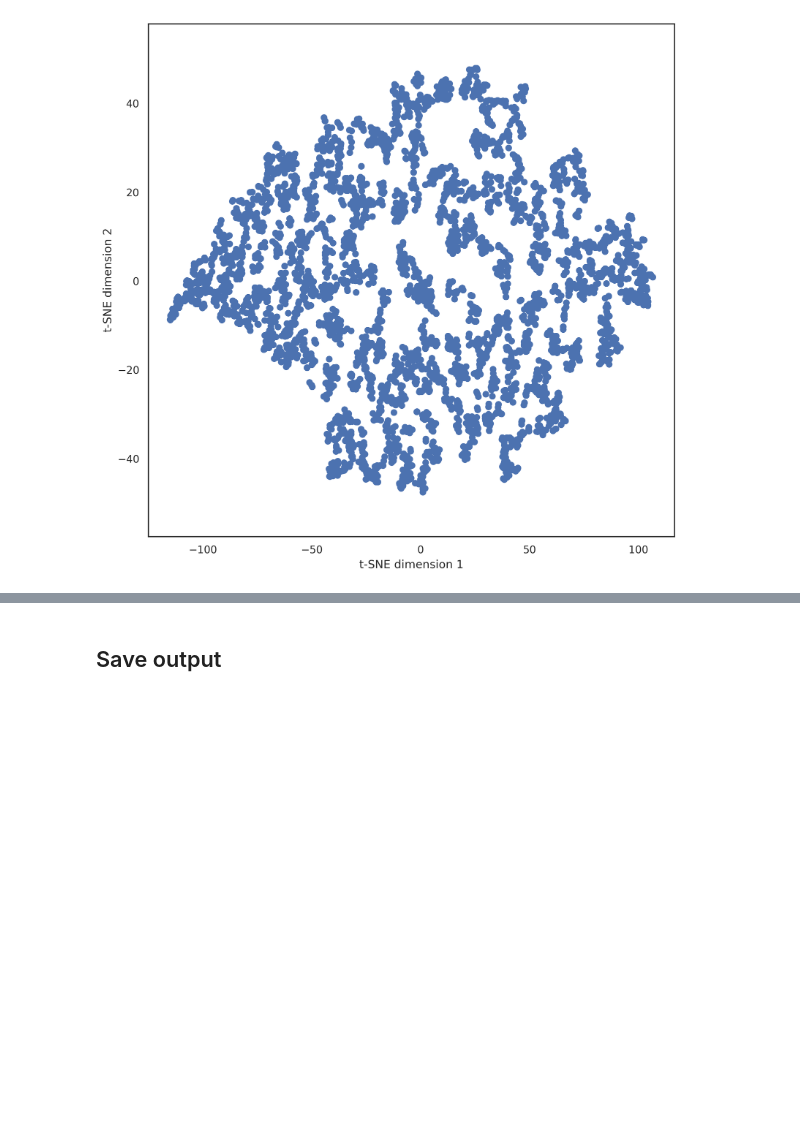
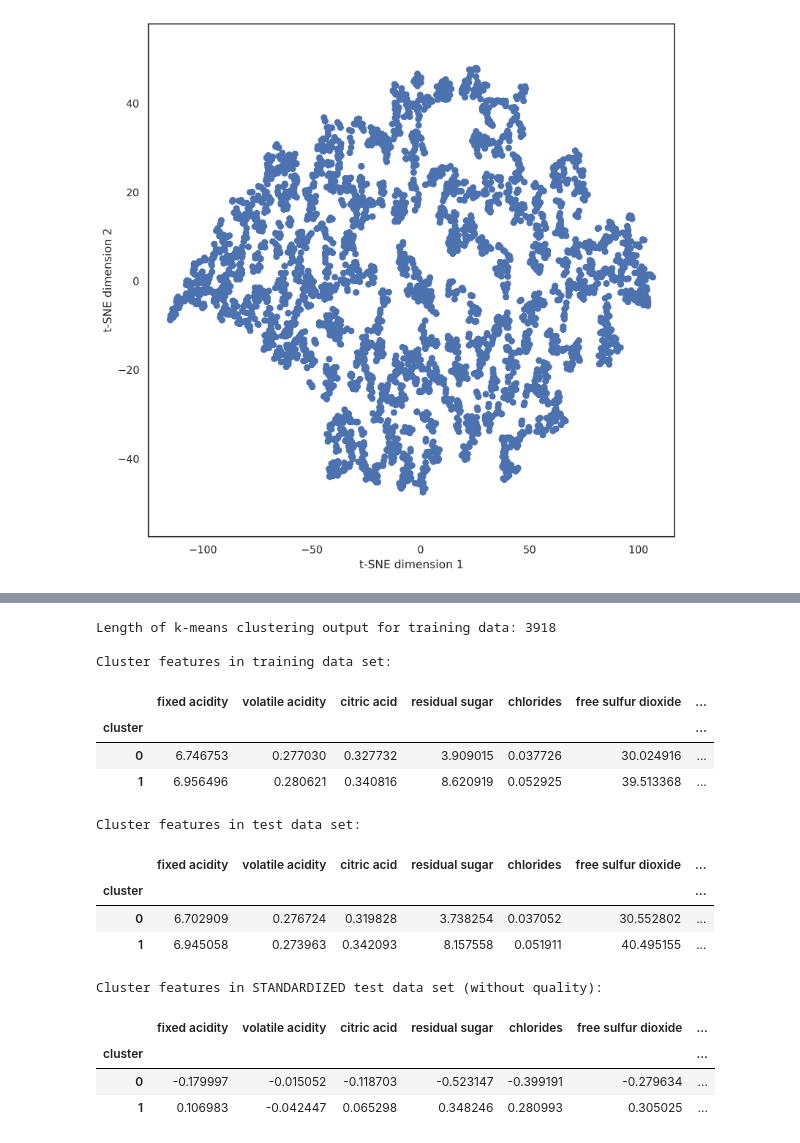
Before and after one commit to jhaber-zz/cluster-wine, a Jupyter notebook: code/clustering.ipynb, the cells around one changed output, grey strips where cells are left out. Saved outputs shown, nothing was run; the diff lists cells and outputs as text; code cells hidden in the pictures; blank space fills up the shorter version.

```diff
--- a/code/clustering.ipynb
+++ b/code/clustering.ipynb
@@ -772,3 +754,55 @@ cluster threshold: 3.7155897737582304
 Saved dendrogram!
-# %% [markdown]
-## Save output
+# %%
+# WHITE: KMeans clustering with two clusters
+km_red = KMeans(n_clusters=2,
+                algorithm='lloyd',
+                init='random',
+                n_init='auto',
+                random_state=seed)
+
+km_model_white = km.fit(X_white_train_norm) # fit on training data
+print('Length of k-means clustering output for training data:', str(len(km_model_white.labels_)))
+print()
+
+
+# Examine cluster assignment with training data
+result_train_white = pd.DataFrame(X_white_train.copy(), columns=X_white.columns)
+result_train_white['cluster'] = km_model_white.labels_
+
+print("Cluster features in training data set:")
+result_train_white.groupby('cluster').agg('mean')
+
+# Examine cluster assignment with test data
+result_test_white = X_white_test.copy()
+predictions = km_model_white.predict(X_white_test_norm) # predict clusters for test data using trained kmeans model
+result_test_white['cluster'] = predictions
+
+print("Cluster features in test data set:")
+result_test_white.groupby('cluster').agg('mean')
+
+
+# Examine cluster assignment with STANDARDIZED test data
+result_test_white_std = pd.DataFrame(X_white_test_std.copy(), columns=[col for col in X_white.columns if col!='quality'])
+predictions = km_model_white.predict(X_white_test_norm) # predict clusters for test data using trained kmeans model
+result_test_white_std['cluster'] = predictions
+
+print("Cluster features in STANDARDIZED test data set (without quality):")
+result_test_white_std.groupby('cluster').agg('mean')
+# %% [output]
+Length of k-means clustering output for training data: 3918
+
+Cluster features in training data set:
+|  | fixed acidity | volatile acidity | citric acid | residual sugar | chlorides | free sulfur dioxide | ... |
+| cluster |  |  |  |  |  |  | ... |
+| 0 | 6.746753 | 0.277030 | 0.327732 | 3.909015 | 0.037726 | 30.024916 | ... |
+| 1 | 6.956496 | 0.280621 | 0.340816 | 8.620919 | 0.052925 | 39.513368 | ... |
+Cluster features in test data set:
+|  | fixed acidity | volatile acidity | citric acid | residual sugar | chlorides | free sulfur dioxide | ... |
+| cluster |  |  |  |  |  |  | ... |
+| 0 | 6.702909 | 0.276724 | 0.319828 | 3.738254 | 0.037052 | 30.552802 | ... |
+| 1 | 6.945058 | 0.273963 | 0.342093 | 8.157558 | 0.051911 | 40.495155 | ... |
+Cluster features in STANDARDIZED test data set (without quality):
+|  | fixed acidity | volatile acidity | citric acid | residual sugar | chlorides | free sulfur dioxide | ... |
+| cluster |  |  |  |  |  |  | ... |
+| 0 | -0.179997 | -0.015052 | -0.118703 | -0.523147 | -0.399191 | -0.279634 | ... |
+| 1 | 0.106983 | -0.042447 | 0.065298 | 0.348246 | 0.280993 | 0.305025 | ... |
```
Also changed, not shown: parts of 16 cells of this notebook.
